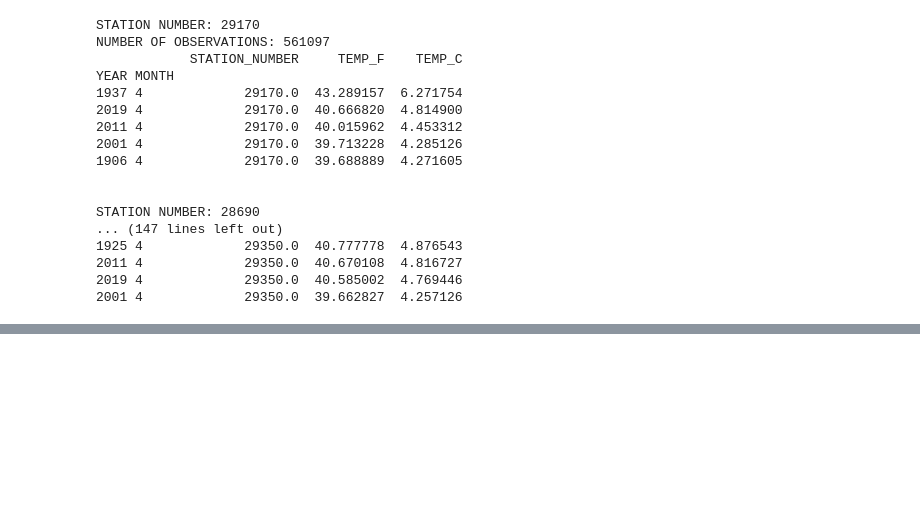
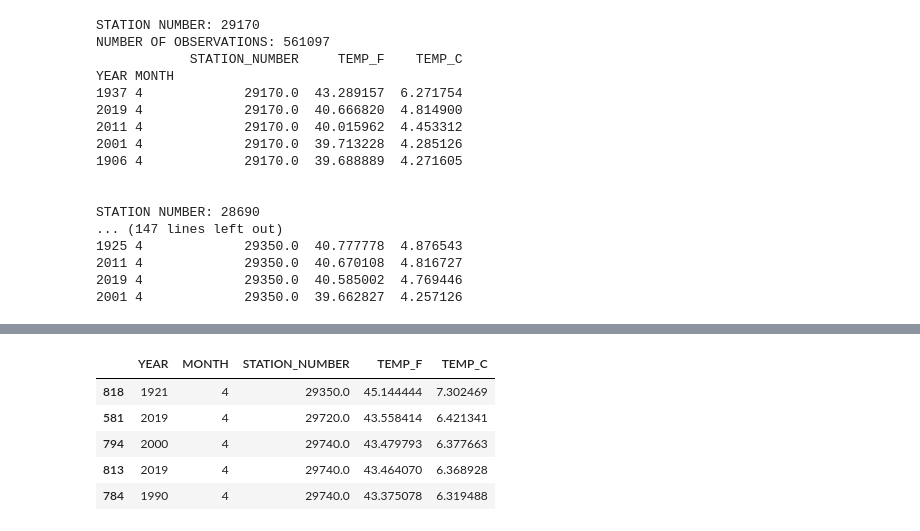
Before and after one commit to understar/GeoPythonLearning, a Jupyter notebook: Lesson6.ipynb, the cells around one changed output, grey strips where cells are left out. Drawn from its saved outputs; the diff is of its cells as text; code cells hidden in the pictures; blank space fills up the shorter version.

```diff
--- a/Lesson6.ipynb
+++ b/Lesson6.ipynb
@@ -586,0 +585,9 @@ MultiIndex([(1906, 4),
+# %%
+monthly_mean_all_df.sort_values(by='TEMP_C', ascending=False).head()
+# %% [output]
+|  | YEAR | MONTH | STATION_NUMBER | TEMP_F | TEMP_C |
+| 818 | 1921 | 4 | 29350.0 | 45.144444 | 7.302469 |
+| 581 | 2019 | 4 | 29720.0 | 43.558414 | 6.421341 |
+| 794 | 2000 | 4 | 29740.0 | 43.479793 | 6.377663 |
+| 813 | 2019 | 4 | 29740.0 | 43.464070 | 6.368928 |
+| 784 | 1990 | 4 | 29740.0 | 43.375078 | 6.319488 |
```
Also changed, not shown: parts of 4 cells of this notebook, 20 other files.
